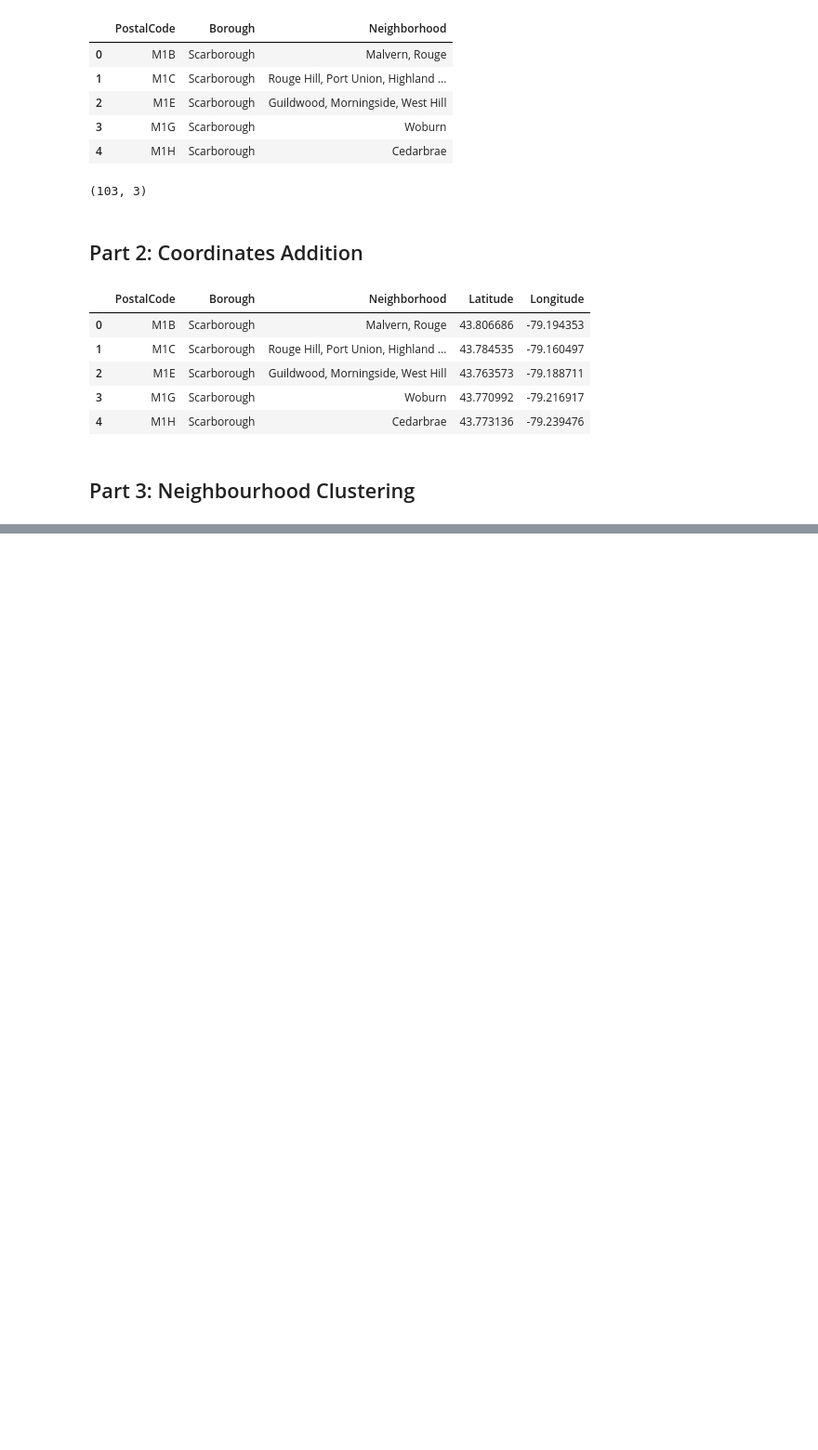
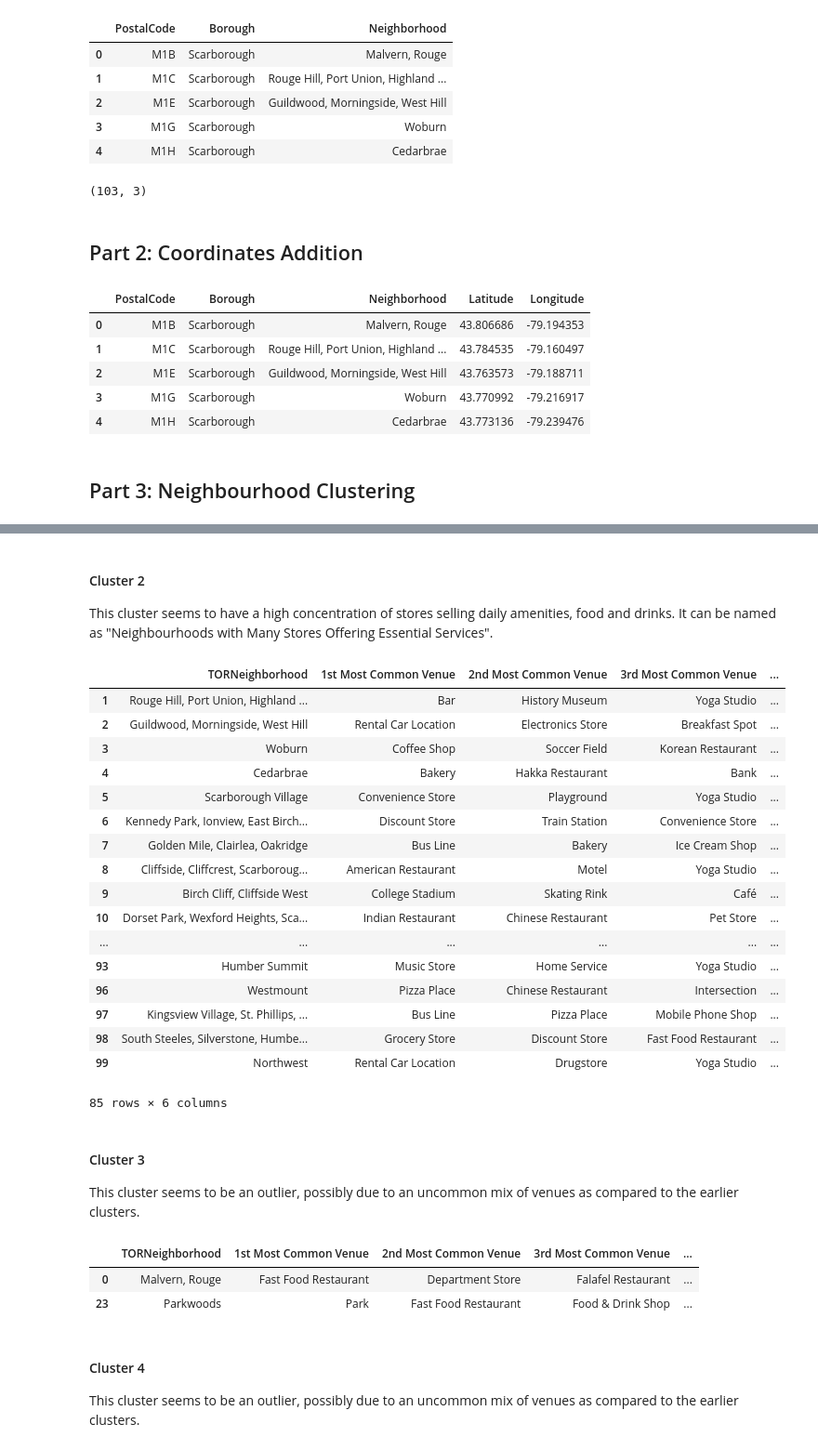
Before and after one commit to apache088/Coursera_Capstone, a Jupyter notebook: Neighbourhood Segmentation and Clustering.ipynb, the cells around one changed output, grey strips where cells are left out. Shown at 93% size. Saved outputs shown, nothing was run; the diff lists cells and outputs as text; code cells hidden in the pictures; blank space fills up the shorter version.

Commit message:
Published from Watson Studio.

```diff
--- a/Neighbourhood Segmentation and Clustering.ipynb
+++ b/Neighbourhood Segmentation and Clustering.ipynb
@@ -80,0 +206,5 @@ df.head()
+# %%
+# Grouping rows by neighbourhood and calculating mean of frequency of occurrence of each category
+
+toronto_grouped = toronto_onehot.groupby(['TORNeighborhood']).mean().reset_index()
+toronto_grouped.head()
@@ -80,0 +257,8 @@ df.head()
+# %%
+# Defining function to sort venues in descending order
+
+def return_most_common_venues(row, num_top_venues):
+    row_categories = row.iloc[1:]
+    row_categories_sorted = row_categories.sort_values(ascending=False)
+
+    return row_categories_sorted.index.values[0:num_top_venues]
@@ -80,0 +297,9 @@ df.head()
+# %%
+# Running k-means to cluster neighbourhoods into 5 clusters
+
+from sklearn.cluster import KMeans
+
+kclusters = 5
+toronto_grouped_clustering = toronto_grouped.drop('TORNeighborhood', axis=1)
+kmeans = KMeans(n_clusters=kclusters, random_state=0).fit(toronto_grouped_clustering)
+kmeans.labels_[0:]
@@ -80,0 +312,14 @@ df.head()
+# %%
+# Creating a new dataframe that includes clusters as well as top 5 venues for each neighborhood
+
+neighborhoods_venues_sorted.insert(0, 'Cluster Labels', kmeans.labels_)
+
+toronto_merged = df
+toronto_merged.rename(columns={'Neighborhood':'TORNeighborhood'}, inplace=True)
+toronto_merged = toronto_merged.join(neighborhoods_venues_sorted.set_index('TORNeighborhood'), on='TORNeighborhood')
+
+toronto_merged.dropna(axis=0, inplace=True)
+toronto_merged = toronto_merged.astype({'Cluster Labels':int})
+toronto_merged = toronto_merged.reset_index(drop=True)
+
+toronto_merged.head()
@@ -80,0 +387,39 @@ df.head()
+# %% [markdown]
+#### Cluster 2
+
+This cluster seems to have a high concentration of stores selling daily amenities, food and drinks. It can be named as "Neighbourhoods with Many Stores Offering Essential Services".
+# %%
+toronto_merged.loc[toronto_merged['Cluster Labels'] == 1, toronto_merged.columns[[2] + list(range(6, toronto_merged.shape[1]))]]
+# %% [output]
+|  | TORNeighborhood | 1st Most Common Venue | 2nd Most Common Venue | 3rd Most Common Venue | ... |
+| 1 | Rouge Hill, Port Union, Highland ... | Bar | History Museum | Yoga Studio | ... |
+| 2 | Guildwood, Morningside, West Hill | Rental Car Location | Electronics Store | Breakfast Spot | ... |
+| 3 | Woburn | Coffee Shop | Soccer Field | Korean Restaurant | ... |
+| 4 | Cedarbrae | Bakery | Hakka Restaurant | Bank | ... |
+| 5 | Scarborough Village | Convenience Store | Playground | Yoga Studio | ... |
+| 6 | Kennedy Park, Ionview, East Birch... | Discount Store | Train Station | Convenience Store | ... |
+| 7 | Golden Mile, Clairlea, Oakridge | Bus Line | Bakery | Ice Cream Shop | ... |
+| 8 | Cliffside, Cliffcrest, Scarboroug... | American Restaurant | Motel | Yoga Studio | ... |
+| 9 | Birch Cliff, Cliffside West | College Stadium | Skating Rink | Café | ... |
+| 10 | Dorset Park, Wexford Heights, Sca... | Indian Restaurant | Chinese Restaurant | Pet Store | ... |
+| ... | ... | ... | ... | ... | ... |
+| 93 | Humber Summit | Music Store | Home Service | Yoga Studio | ... |
+| 96 | Westmount | Pizza Place | Chinese Restaurant | Intersection | ... |
+| 97 | Kingsview Village, St. Phillips, ... | Bus Line | Pizza Place | Mobile Phone Shop | ... |
+| 98 | South Steeles, Silverstone, Humbe... | Grocery Store | Discount Store | Fast Food Restaurant | ... |
+| 99 | Northwest | Rental Car Location | Drugstore | Yoga Studio | ... |
+85 rows × 6 columns
+# %% [markdown]
+#### Cluster 3
+
+This cluster seems to be an outlier, possibly due to an uncommon mix of venues as compared to the earlier clusters.
+# %%
+toronto_merged.loc[toronto_merged['Cluster Labels'] == 2, toronto_merged.columns[[2] + list(range(6, toronto_merged.shape[1]))]]
+# %% [output]
+|  | TORNeighborhood | 1st Most Common Venue | 2nd Most Common Venue | 3rd Most Common Venue | ... |
+| 0 | Malvern, Rouge | Fast Food Restaurant | Department Store | Falafel Restaurant | ... |
+| 23 | Parkwoods | Park | Fast Food Restaurant | Food & Drink Shop | ... |
+# %% [markdown]
+#### Cluster 4
+
+This cluster seems to be an outlier, possibly due to an uncommon mix of venues as compared to the earlier clusters.
```
Also changed, not shown: parts of 24 cells of this notebook.
